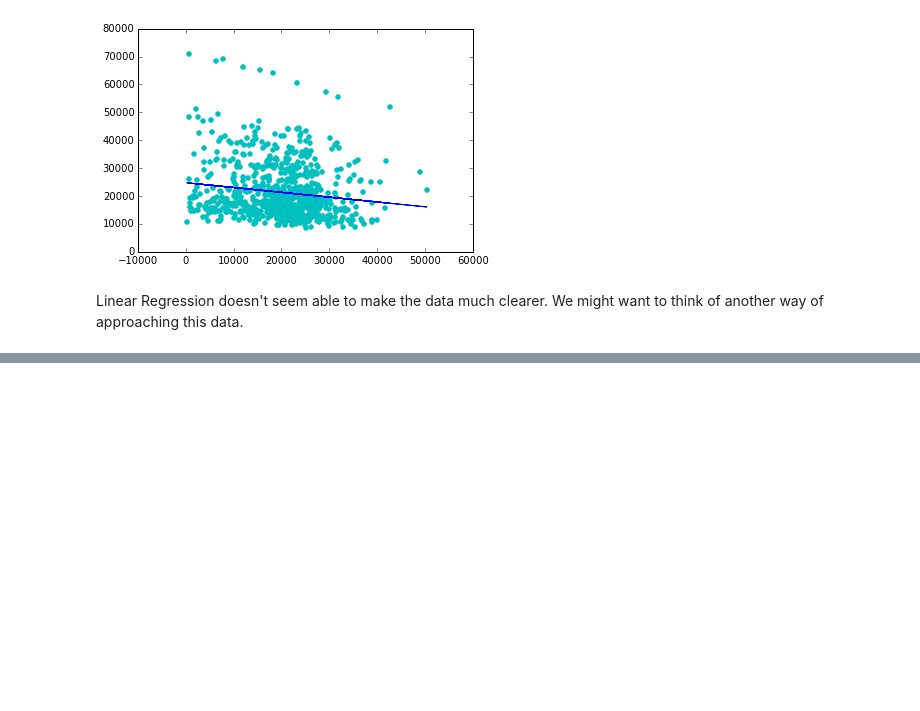
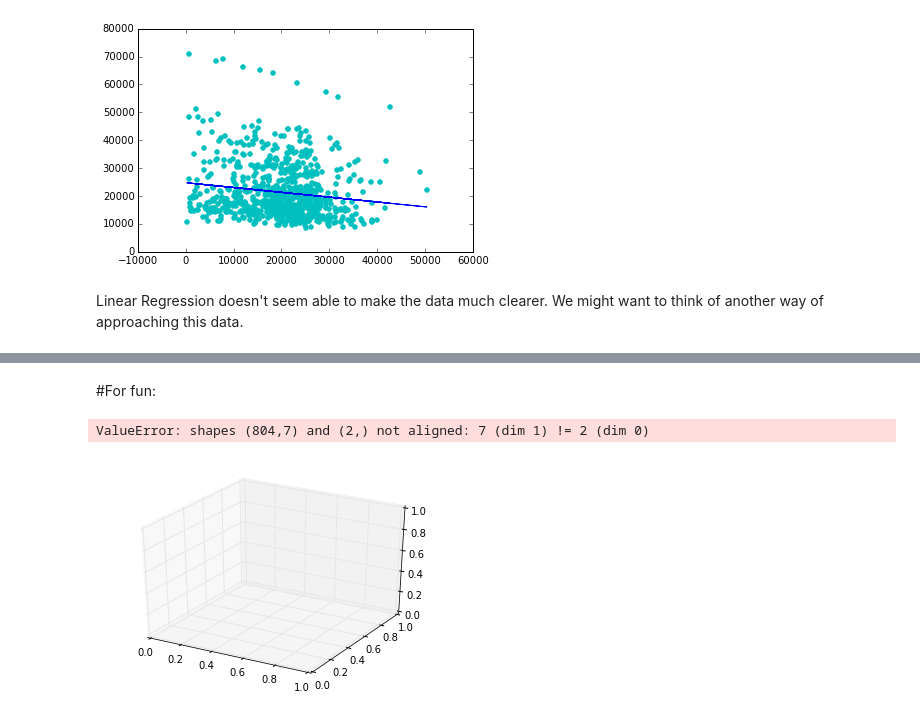
Before and after one commit to SorenOlegnowicz/linear-regression, a Jupyter notebook: How Much is Your Car Worth.ipynb, the cells around one changed output, grey strips where cells are left out. Cells and saved outputs as stored; diff of their text form; code cells hidden in the pictures; blank space fills up the shorter version.

```diff
--- a/How Much is Your Car Worth.ipynb
+++ b/How Much is Your Car Worth.ipynb
@@ -77,10 +77,15 @@ linear_explanation_2('Mileage', 'Price', df)
 # %% [markdown]
 Linear Regression doesn't seem able to make the data much clearer. We might want to think of another way of approaching this data.
 # %%
-mileage = df[['Mileage']]
+mileage = df[['Mileage', 'Cylinder']]
 cylinders = df[['Cylinder']]
 liters = df[['Liter']]
 doors = df[['Doors']]
 cruise = df[['Cruise']]
 sound = df[['Sound']]
 leather = df[['Leather']]
+price = df['Price']
+# %%
+mile_c = df[['Mileage', 'Cylinder', 'Liter', 'Doors', 'Cruise', 'Sound', 'Leather']]
+regc = linear_model.LinearRegression()
+regc.fit(mileage, price)
@@ -86,0 +132,4 @@ leather = df[['Leather']]
+# %%
+import itertools
+dependent_vars = ['Mileage', 'Cylinder', 'Liter', 'Doors', 'Cruise', 'Sound', 'Leather']
+combos = list(itertools.combinations(dependent_vars, 2))
@@ -86,0 +180,18 @@ leather = df[['Leather']]
+# %% [markdown]
+#For fun:
+# %%
+df2 = df1[dependent_vars]
+# %%
+from mpl_toolkits.mplot3d import Axes3D
+fig = plt.figure()
+ax = fig.add_subplot(111, projection='3d')
+xx = df2['Cruise']
+yy = df2['Cylinder']
+zz = price
+predict = regc.predict(df2)
+x_surf, y_surf = np.meshgrid(xx, yy)
+ax.plot_surface(x_surf, y_surf, predict, color="red", alpha=0.1)
+ax.scatter(xx, yy, zz)
+# %% [output]
+ValueError: shapes (804,7) and (2,) not aligned: 7 (dim 1) != 2 (dim 0)
+[figure, added]
```
Also changed, not shown: parts of 10 cells of this notebook.
